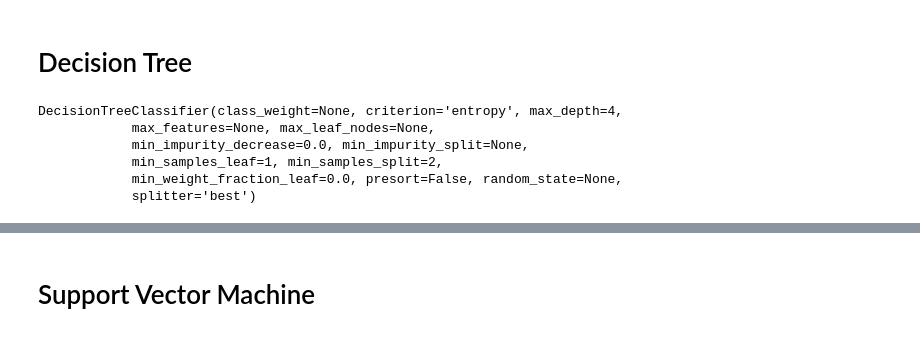
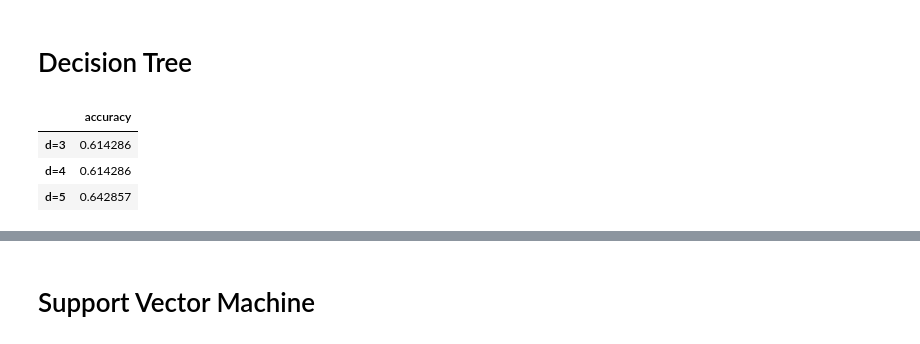
Before and after one commit to NiccoloFalciani/coursera-IBM-course-Assignment-8, a Jupyter notebook: Final Assignment .ipynb, the cells around one changed output, grey strips where cells are left out. Cells and saved outputs as stored; diff of their text form; code cells hidden in the pictures.

```diff
--- a/Final Assignment .ipynb
+++ b/Final Assignment .ipynb
@@ -324,14 +324,20 @@ We get the best accuracy value for k = 7 .
 In this case the accuracy value is  0.7857142857142857 .
 # %% [markdown]
 # Decision Tree
-# %%
-from sklearn.tree import DecisionTreeClassifier
-drugTree = DecisionTreeClassifier(criterion="entropy", max_depth = 4)
-drugTree.fit(X_train,y_train)
-# %% [output]
-DecisionTreeClassifier(class_weight=None, criterion='entropy', max_depth=4,
-            max_features=None, max_leaf_nodes=None,
-            min_impurity_decrease=0.0, min_impurity_split=None,
-            min_samples_leaf=1, min_samples_split=2,
-            min_weight_fraction_leaf=0.0, presort=False, random_state=None,
-            splitter='best')
+# %%
+from sklearn.tree import DecisionTreeClassifier
+
+#Find best accuracy for d=3,4,5
+acc_dtree = np.zeros(3)
+for i in range(3):
+    drugTree = DecisionTreeClassifier(criterion="entropy", max_depth = i+3)
+    drugTree.fit(X_train,y_train)
+    predTree = drugTree.predict(X_test)
+    acc_dtree[i]= metrics.accuracy_score(y_test, predTree)
+
+pd.DataFrame(acc_dtree, index=['d=3', 'd=4', 'd=5'], columns = ['accuracy'])
+# %% [output]
+|  | accuracy |
+| d=3 | 0.614286 |
+| d=4 | 0.614286 |
+| d=5 | 0.642857 |
```
Also changed, not shown: parts of 15 cells of this notebook.
